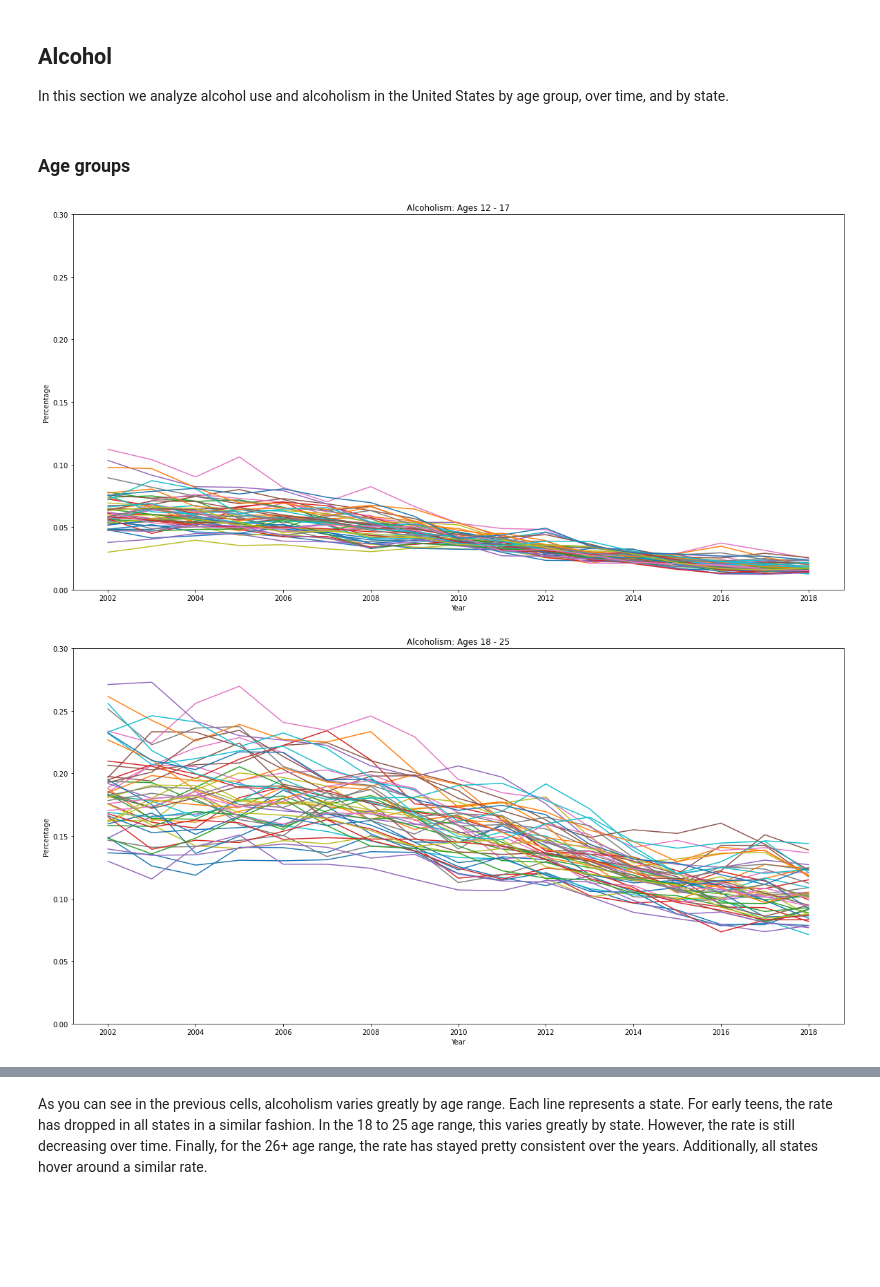
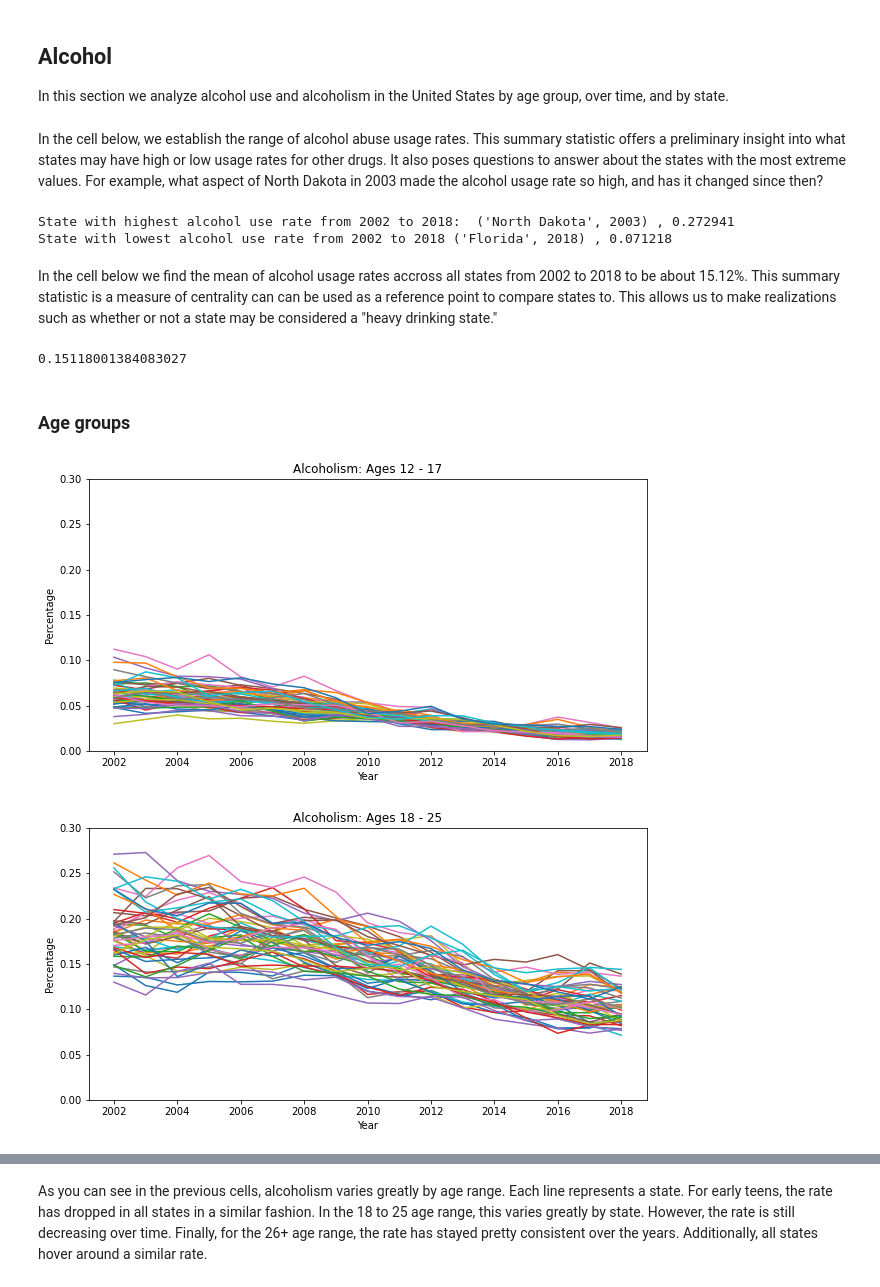
Before and after one commit to jlicht27/jlicht27.github.io, a Jupyter notebook: drugs.ipynb, the cells around one changed output, grey strips where cells are left out. Drawn from its saved outputs; the diff is of its cells as text; code cells hidden in the pictures; blank space fills up the shorter version.

Commit message:
written work and summary stats

```diff
--- a/drugs.ipynb
+++ b/drugs.ipynb
@@ -75,14 +84,29 @@ marijuana_pct = get_columns(drugs_pct, "Marijuana")
 ## Alcohol
 
 In this section we analyze alcohol use and alcoholism in the United States by age group, over time, and by state.
+# %% [markdown]
+In the cell below, we establish the range of alcohol abuse usage rates. This summary statistic offers a preliminary insight into what states may have high or low usage rates for other drugs. It also poses questions to answer about the states with the most extreme values. For example, what aspect of North Dakota in 2003 made the alcohol usage rate so high, and has it changed since then?
+# %%
+print('State with highest alcohol use rate from 2002 to 2018: ', alcohol_pct.set_index(["State", "Year"])["Rates.Alcohol.Use Disorder Past Year.18-25"].idxmax(), ',', alcohol_pct.set_index(["State", "Year"])["Rates.Alcohol.Use Disorder Past Year.18-25"].max())
+
+print('State with lowest alcohol use rate from 2002 to 2018', alcohol_pct.set_index(["State", "Year"])["Rates.Alcohol.Use Disorder Past Year.18-25"].idxmin(), ',', alcohol_pct.set_index(["State", "Year"])["Rates.Alcohol.Use Disorder Past Year.18-25"].min())
+# %% [output]
+State with highest alcohol use rate from 2002 to 2018:  ('North Dakota', 2003) , 0.272941
+State with lowest alcohol use rate from 2002 to 2018 ('Florida', 2018) , 0.071218
+# %% [markdown]
+In the cell below we find the mean of alcohol usage rates accross all states from 2002 to 2018 to be about 15.12%. This summary statistic is a measure of centrality can can be used as a reference point to compare states to. This allows us to make realizations such as whether or not a state may be considered a "heavy drinking state."
+# %%
+alcohol_pct['Rates.Alcohol.Use Disorder Past Year.18-25'].mean()
+# %% [output]
+0.15118001384083027
 # %% [markdown]
 ### Age groups
 # %%
-alcohol_pct.set_index("Year").groupby("State")["Rates.Alcohol.Use Disorder Past Year.12-17"].plot.line(ylim=(0,0.3), ylabel="Percentage", title="Alcoholism: Ages 12 - 17", figsize=(20,10));
+alcohol_pct.set_index("Year").groupby("State")["Rates.Alcohol.Use Disorder Past Year.12-17"].plot.line(ylim=(0,0.3), ylabel="Percentage", title="Alcoholism: Ages 12 - 17", figsize=(10,5));
 # %% [output]
-[figure, old version]
+[figure, new version]
 # %%
-alcohol_pct.set_index("Year").groupby("State")["Rates.Alcohol.Use Disorder Past Year.18-25"].plot.line(ylim=(0,0.3), ylabel="Percentage", title="Alcoholism: Ages 18 - 25", figsize=(20,10));
+alcohol_pct.set_index("Year").groupby("State")["Rates.Alcohol.Use Disorder Past Year.18-25"].plot.line(ylim=(0,0.3), ylabel="Percentage", title="Alcoholism: Ages 18 - 25", figsize=(10,5));
 # %% [output]
-[figure, old version]
+[figure, new version]
 # %%
```
Also changed, not shown: parts of 4 cells of this notebook.
